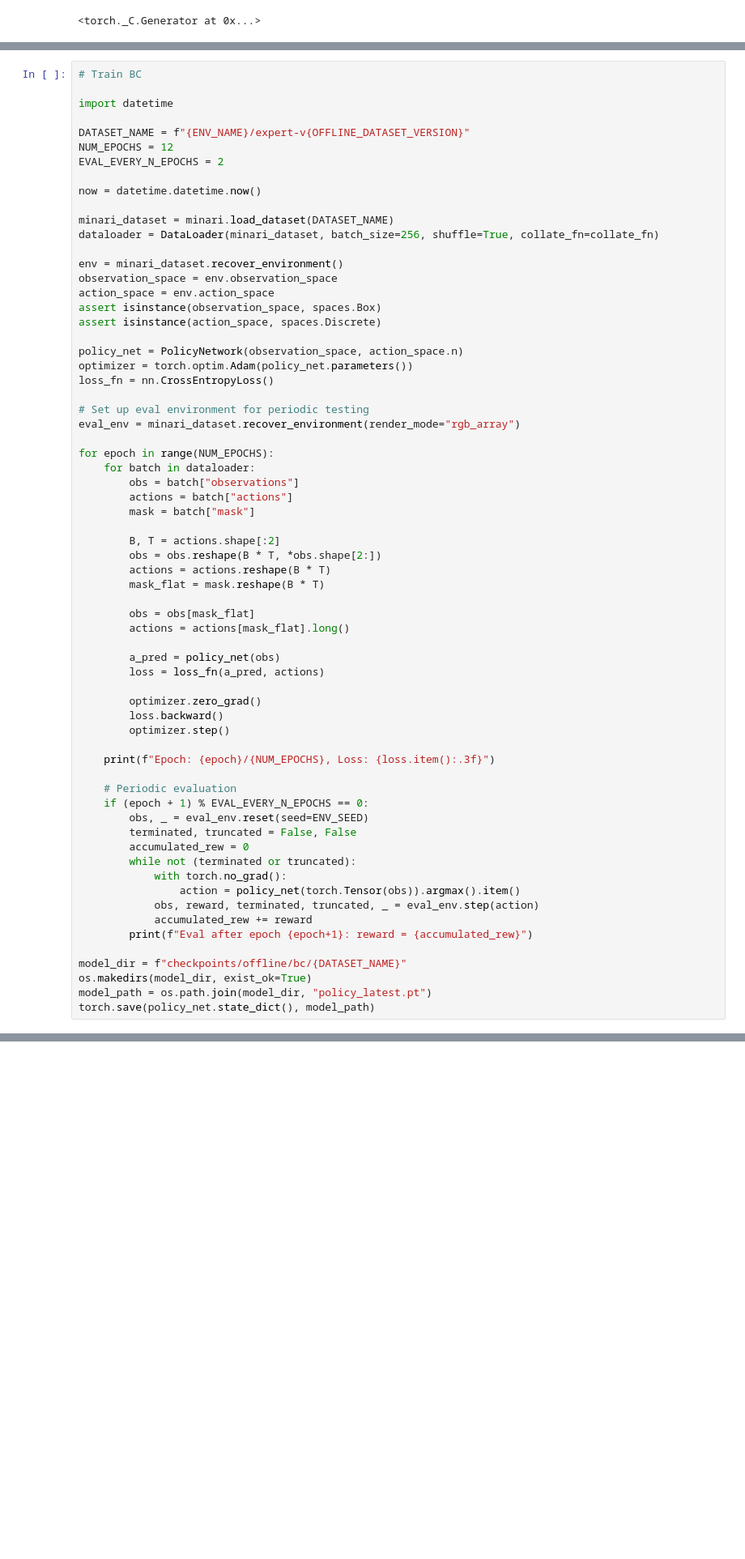
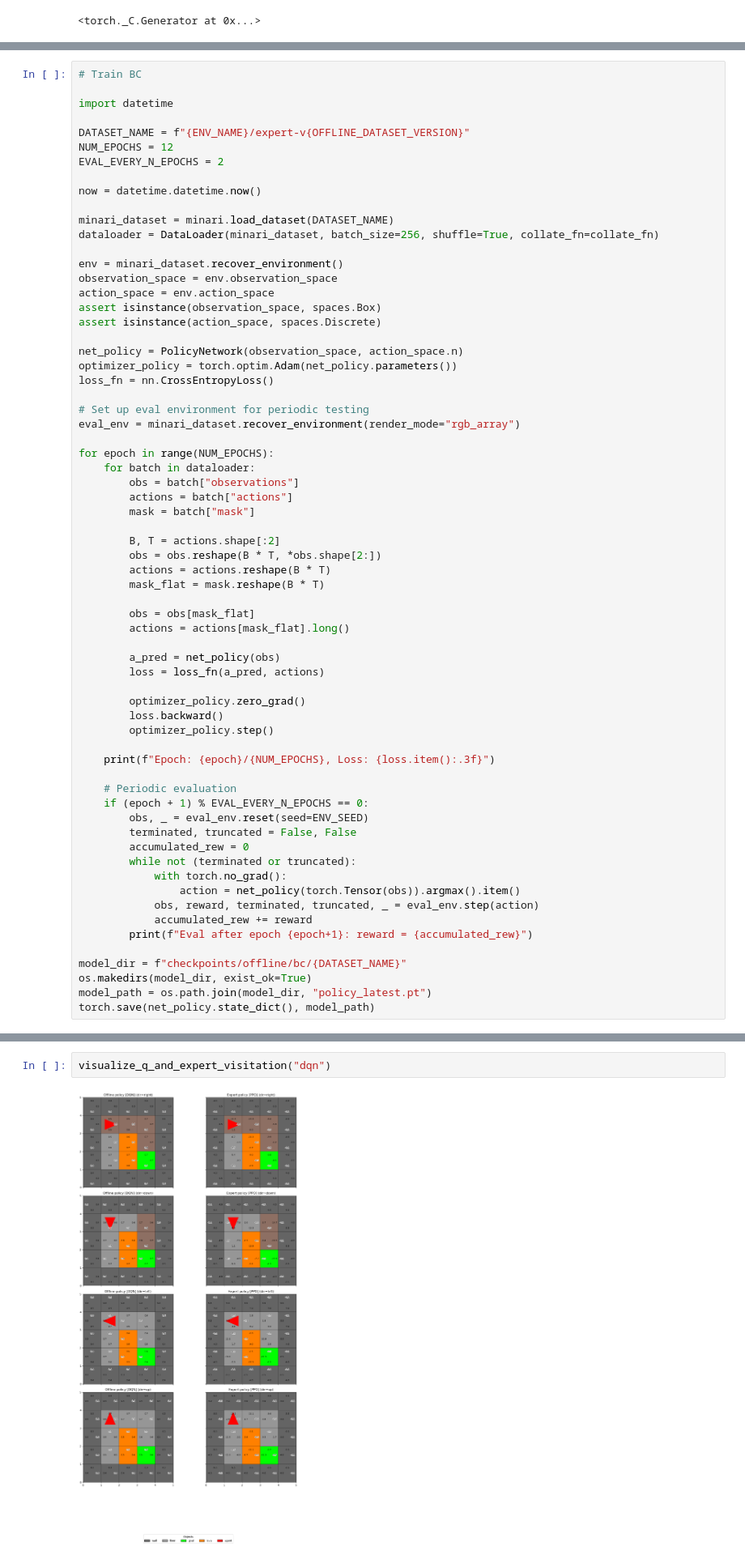
Before and after one commit to tony-pitchblack/CORL, a Jupyter notebook: bc_discrete.ipynb, the cells around one changed output, grey strips where cells are left out. Shown: that part at 81% size. Drawn from its saved outputs; the diff is of its cells as text; blank space fills up the shorter version.

```diff
--- a/bc_discrete.ipynb
+++ b/bc_discrete.ipynb
@@ -239,8 +239,8 @@ action_space = env.action_space
 assert isinstance(observation_space, spaces.Box)
 assert isinstance(action_space, spaces.Discrete)
 
-policy_net = PolicyNetwork(observation_space, action_space.n)
-optimizer = torch.optim.Adam(policy_net.parameters())
+net_policy = PolicyNetwork(observation_space, action_space.n)
+optimizer_policy = torch.optim.Adam(net_policy.parameters())
 loss_fn = nn.CrossEntropyLoss()
 
 # Set up eval environment for periodic testing
@@ -260,12 +260,12 @@ for epoch in range(NUM_EPOCHS):
         obs = obs[mask_flat]
         actions = actions[mask_flat].long()
 
-        a_pred = policy_net(obs)
+        a_pred = net_policy(obs)
         loss = loss_fn(a_pred, actions)
 
-        optimizer.zero_grad()
+        optimizer_policy.zero_grad()
         loss.backward()
-        optimizer.step()
+        optimizer_policy.step()
 
     print(f"Epoch: {epoch}/{NUM_EPOCHS}, Loss: {loss.item():.3f}")
 
@@ -276,7 +276,7 @@ for epoch in range(NUM_EPOCHS):
         accumulated_rew = 0
         while not (terminated or truncated):
             with torch.no_grad():
-                action = policy_net(torch.Tensor(obs)).argmax().item()
+                action = net_policy(torch.Tensor(obs)).argmax().item()
             obs, reward, terminated, truncated, _ = eval_env.step(action)
             accumulated_rew += reward
         print(f"Eval after epoch {epoch+1}: reward = {accumulated_rew}")
@@ -284,7 +284,7 @@ for epoch in range(NUM_EPOCHS):
 model_dir = f"checkpoints/offline/bc/{DATASET_NAME}"
 os.makedirs(model_dir, exist_ok=True)
 model_path = os.path.join(model_dir, "policy_latest.pt")
-torch.save(policy_net.state_dict(), model_path)
+torch.save(net_policy.state_dict(), model_path)
 # %% [output]
 Epoch: 0/12, Loss: 1.196
 Epoch: 1/12, Loss: 0.758
@@ -797,0 +891,4 @@ plt.show()
+# %%
+visualize_q_and_expert_visitation("dqn")
+# %% [output]
+[figure, added]
```
Also changed, not shown: parts of 5 cells of this notebook.
